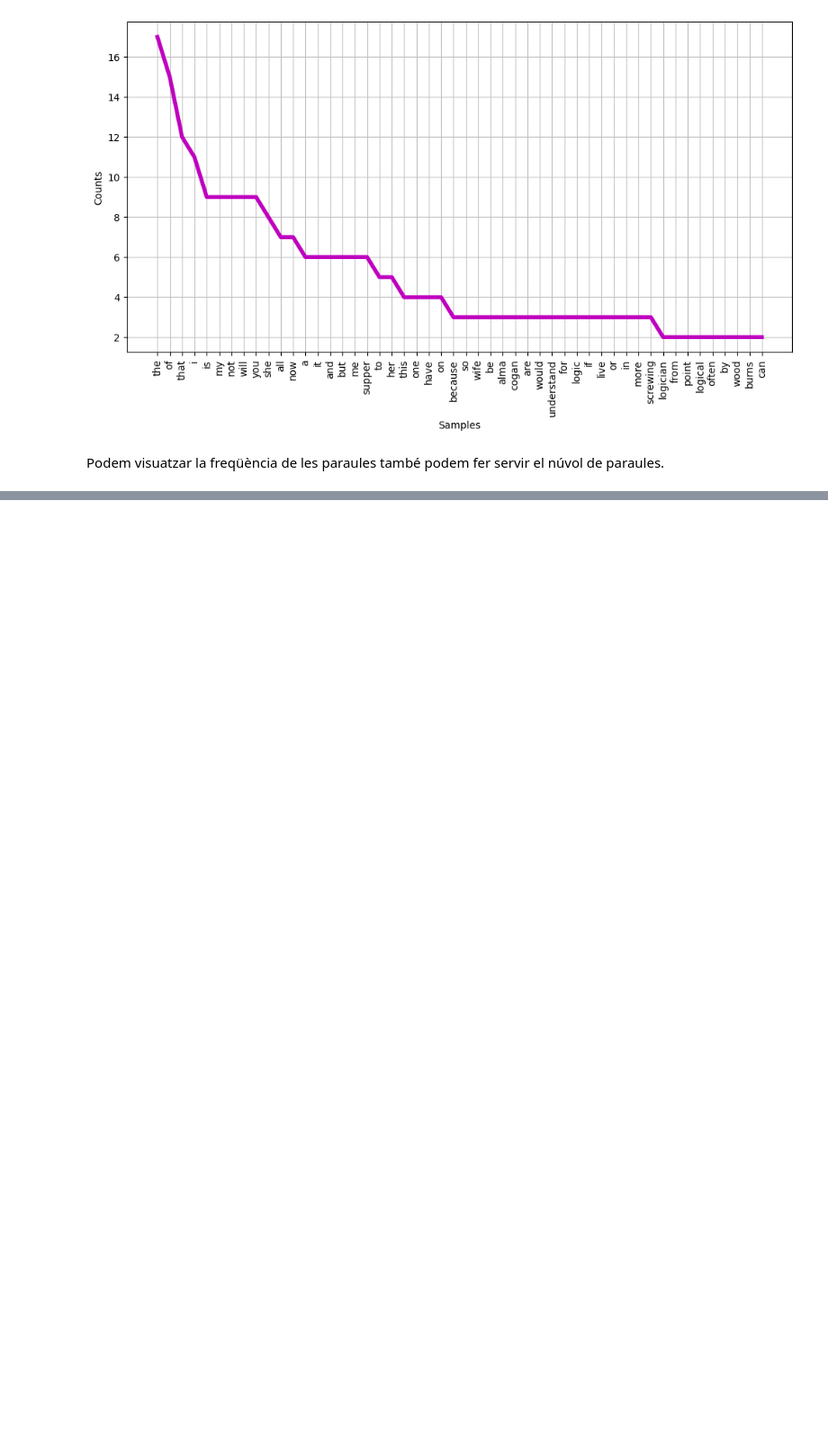
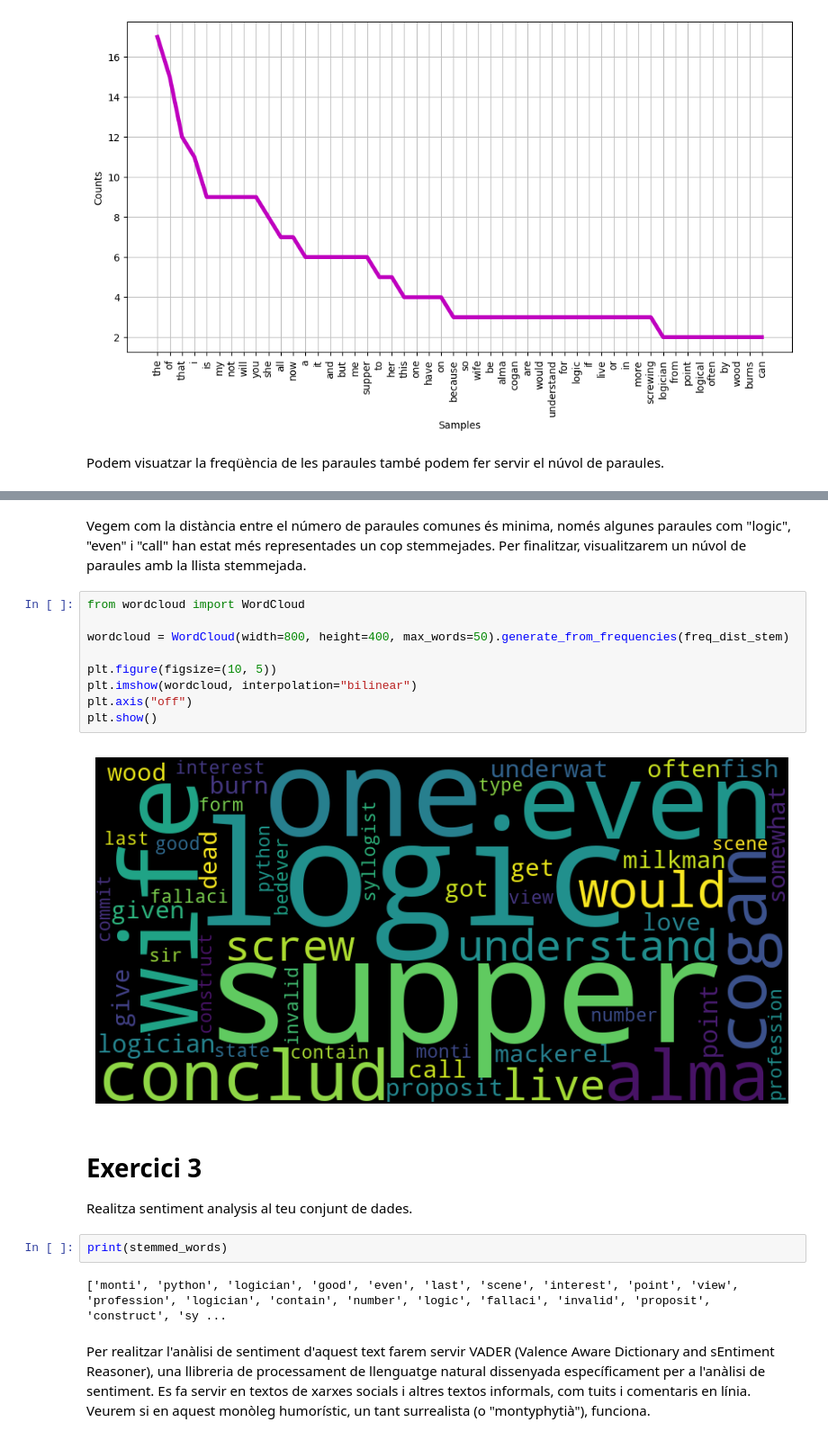
Before and after one commit to edaimon/Text_mining, a Jupyter notebook: T9.1.ipynb, the cells around one changed output, grey strips where cells are left out. Shown at 90% size. Cells and saved outputs as stored; diff of their text form; blank space fills up the shorter version.

```diff
--- a/T9.1.ipynb
+++ b/T9.1.ipynb
@@ -132,0 +239,22 @@ Realitza sentiment analysis al teu conjunt de dades.
+# %% [markdown]
+Vegem com la distància entre el número de paraules comunes és minima, només algunes paraules com "logic", "even" i "call" han estat més representades un cop stemmejades. Per finalitzar, visualitzarem un núvol de paraules amb la llista stemmejada.
+# %%
+from wordcloud import WordCloud
+
+wordcloud = WordCloud(width=800, height=400, max_words=50).generate_from_frequencies(freq_dist_stem)
+
+plt.figure(figsize=(10, 5))
+plt.imshow(wordcloud, interpolation="bilinear")
+plt.axis("off")
+plt.show()
+# %% [output]
+[figure, added]
+# %% [markdown]
+# Exercici 3
+Realitza sentiment analysis al teu conjunt de dades.
+# %%
+print(stemmed_words)
+# %% [output]
+['monti', 'python', 'logician', 'good', 'even', 'last', 'scene', 'interest', 'point', 'view', 'profession', 'logician', 'contain', 'number', 'logic', 'fallaci', 'invalid', 'proposit', 'construct', 'sy ...
+# %% [markdown]
+Per realitzar l'anàlisi de sentiment d'aquest text farem servir VADER (Valence Aware Dictionary and sEntiment Reasoner), una llibreria de processament de llenguatge natural dissenyada específicament per a l'anàlisi de sentiment. Es fa servir en textos de xarxes socials i altres textos informals, com tuits i comentaris en línia. Veurem si en aquest monòleg humorístic, un tant surrealista (o "montyphytià"), funciona.
```
Also changed, not shown: parts of 18 cells of this notebook.
